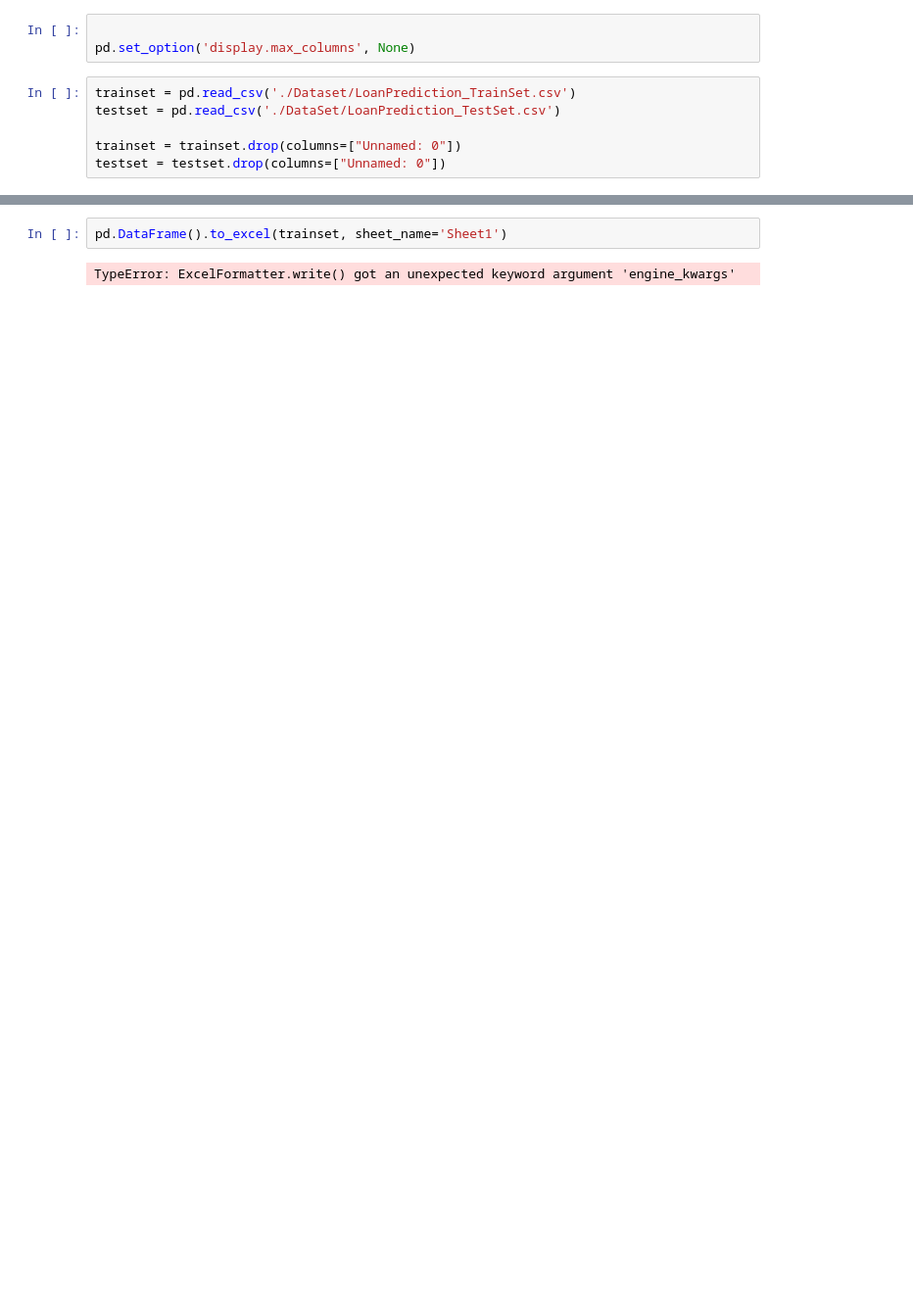
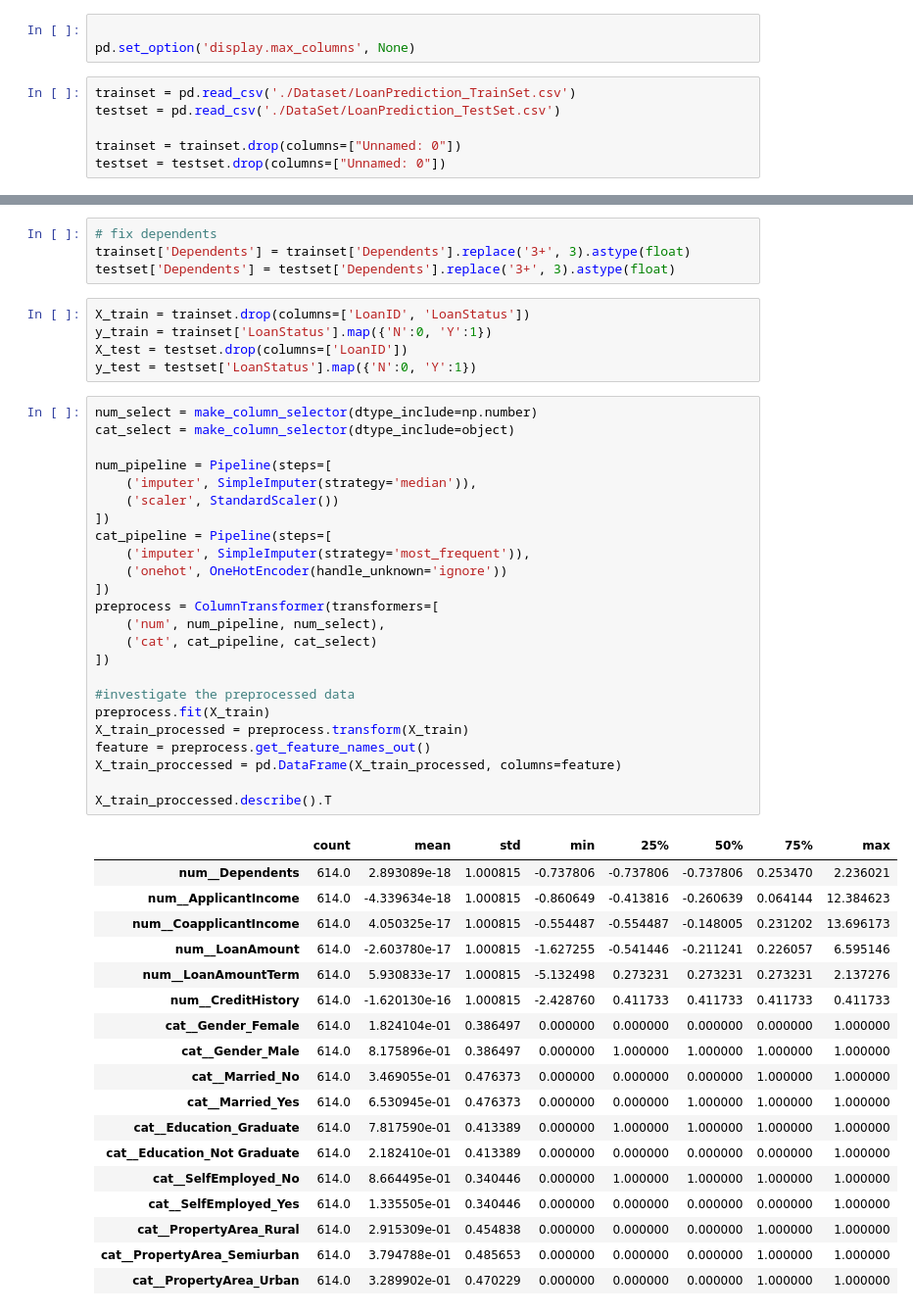
Before and after one commit to FarsanBaloo/Ensemble-Finance-Loan-Classification, a Jupyter notebook: main.ipynb, the cells around one changed output, grey strips where cells are left out. Shown at 98% size. Saved outputs shown, nothing was run; the diff lists cells and outputs as text; blank space fills up the shorter version.

```diff
--- a/main.ipynb
+++ b/main.ipynb
@@ -66,4 +68,52 @@ TypeError: ExcelFormatter.write() got an unexpected keyword argument 'engine_kwa
-# %%
-pd.DataFrame().to_excel(trainset, sheet_name='Sheet1')
-# %% [output]
-TypeError: ExcelFormatter.write() got an unexpected keyword argument 'engine_kwargs'
+# %%
+# fix dependents
+trainset['Dependents'] = trainset['Dependents'].replace('3+', 3).astype(float)
+testset['Dependents'] = testset['Dependents'].replace('3+', 3).astype(float)
+# %%
+X_train = trainset.drop(columns=['LoanID', 'LoanStatus'])
+y_train = trainset['LoanStatus'].map({'N':0, 'Y':1})
+X_test = testset.drop(columns=['LoanID'])
+y_test = testset['LoanStatus'].map({'N':0, 'Y':1})
+# %%
+num_select = make_column_selector(dtype_include=np.number)
+cat_select = make_column_selector(dtype_include=object)
+
+num_pipeline = Pipeline(steps=[
+    ('imputer', SimpleImputer(strategy='median')),
+    ('scaler', StandardScaler())
+])
+cat_pipeline = Pipeline(steps=[
+    ('imputer', SimpleImputer(strategy='most_frequent')),
+    ('onehot', OneHotEncoder(handle_unknown='ignore'))
+])
+preprocess = ColumnTransformer(transformers=[
+    ('num', num_pipeline, num_select),
+    ('cat', cat_pipeline, cat_select)
+])
+
+#investigate the preprocessed data
+preprocess.fit(X_train)
+X_train_processed = preprocess.transform(X_train)
+feature = preprocess.get_feature_names_out()
+X_train_proccessed = pd.DataFrame(X_train_processed, columns=feature)
+
+X_train_proccessed.describe().T
+# %% [output]
+|  | count | mean | std | min | 25% | 50% | 75% | max |
+| num__Dependents | 614.0 | 2.893089e-18 | 1.000815 | -0.737806 | -0.737806 | -0.737806 | 0.253470 | 2.236021 |
+| num__ApplicantIncome | 614.0 | -4.339634e-18 | 1.000815 | -0.860649 | -0.413816 | -0.260639 | 0.064144 | 12.384623 |
+| num__CoapplicantIncome | 614.0 | 4.050325e-17 | 1.000815 | -0.554487 | -0.554487 | -0.148005 | 0.231202 | 13.696173 |
+| num__LoanAmount | 614.0 | -2.603780e-17 | 1.000815 | -1.627255 | -0.541446 | -0.211241 | 0.226057 | 6.595146 |
+| num__LoanAmountTerm | 614.0 | 5.930833e-17 | 1.000815 | -5.132498 | 0.273231 | 0.273231 | 0.273231 | 2.137276 |
+| num__CreditHistory | 614.0 | -1.620130e-16 | 1.000815 | -2.428760 | 0.411733 | 0.411733 | 0.411733 | 0.411733 |
+| cat__Gender_Female | 614.0 | 1.824104e-01 | 0.386497 | 0.000000 | 0.000000 | 0.000000 | 0.000000 | 1.000000 |
+| cat__Gender_Male | 614.0 | 8.175896e-01 | 0.386497 | 0.000000 | 1.000000 | 1.000000 | 1.000000 | 1.000000 |
+| cat__Married_No | 614.0 | 3.469055e-01 | 0.476373 | 0.000000 | 0.000000 | 0.000000 | 1.000000 | 1.000000 |
+| cat__Married_Yes | 614.0 | 6.530945e-01 | 0.476373 | 0.000000 | 0.000000 | 1.000000 | 1.000000 | 1.000000 |
+| cat__Education_Graduate | 614.0 | 7.817590e-01 | 0.413389 | 0.000000 | 1.000000 | 1.000000 | 1.000000 | 1.000000 |
+| cat__Education_Not Graduate | 614.0 | 2.182410e-01 | 0.413389 | 0.000000 | 0.000000 | 0.000000 | 0.000000 | 1.000000 |
+| cat__SelfEmployed_No | 614.0 | 8.664495e-01 | 0.340446 | 0.000000 | 1.000000 | 1.000000 | 1.000000 | 1.000000 |
+| cat__SelfEmployed_Yes | 614.0 | 1.335505e-01 | 0.340446 | 0.000000 | 0.000000 | 0.000000 | 0.000000 | 1.000000 |
+| cat__PropertyArea_Rural | 614.0 | 2.915309e-01 | 0.454838 | 0.000000 | 0.000000 | 0.000000 | 1.000000 | 1.000000 |
+| cat__PropertyArea_Semiurban | 614.0 | 3.794788e-01 | 0.485653 | 0.000000 | 0.000000 | 0.000000 | 1.000000 | 1.000000 |
+| cat__PropertyArea_Urban | 614.0 | 3.289902e-01 | 0.470229 | 0.000000 | 0.000000 | 0.000000 | 1.000000 | 1.000000 |
```
Also changed, not shown: parts of 4 cells of this notebook, 2 other files.
